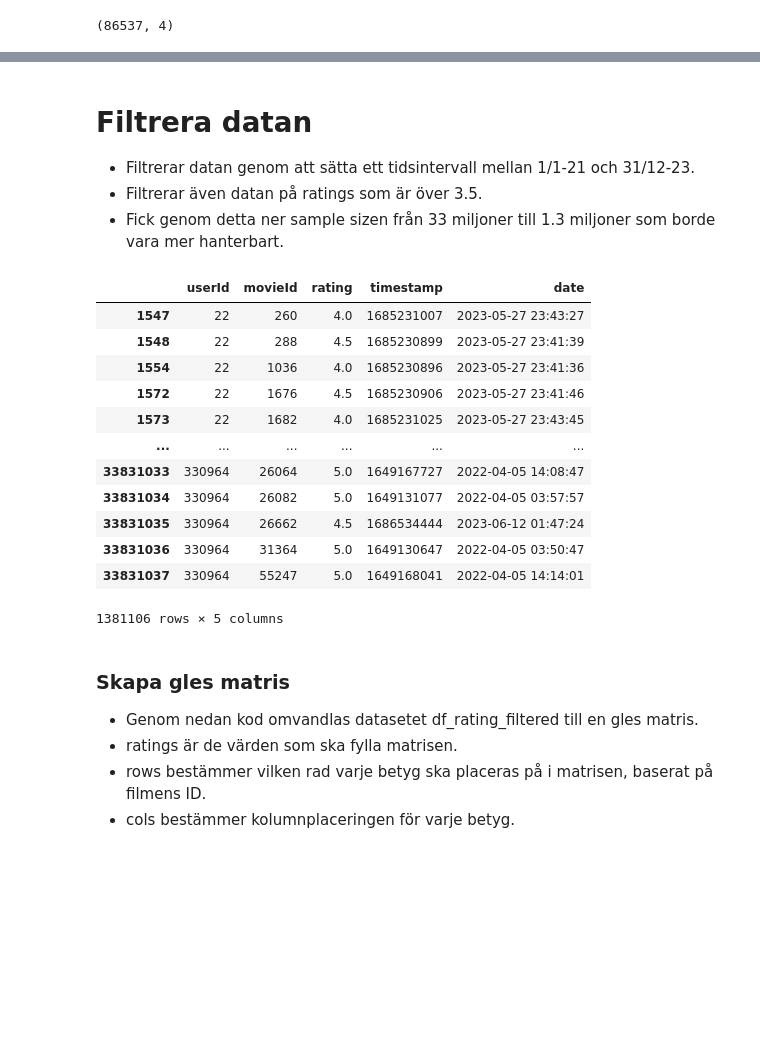
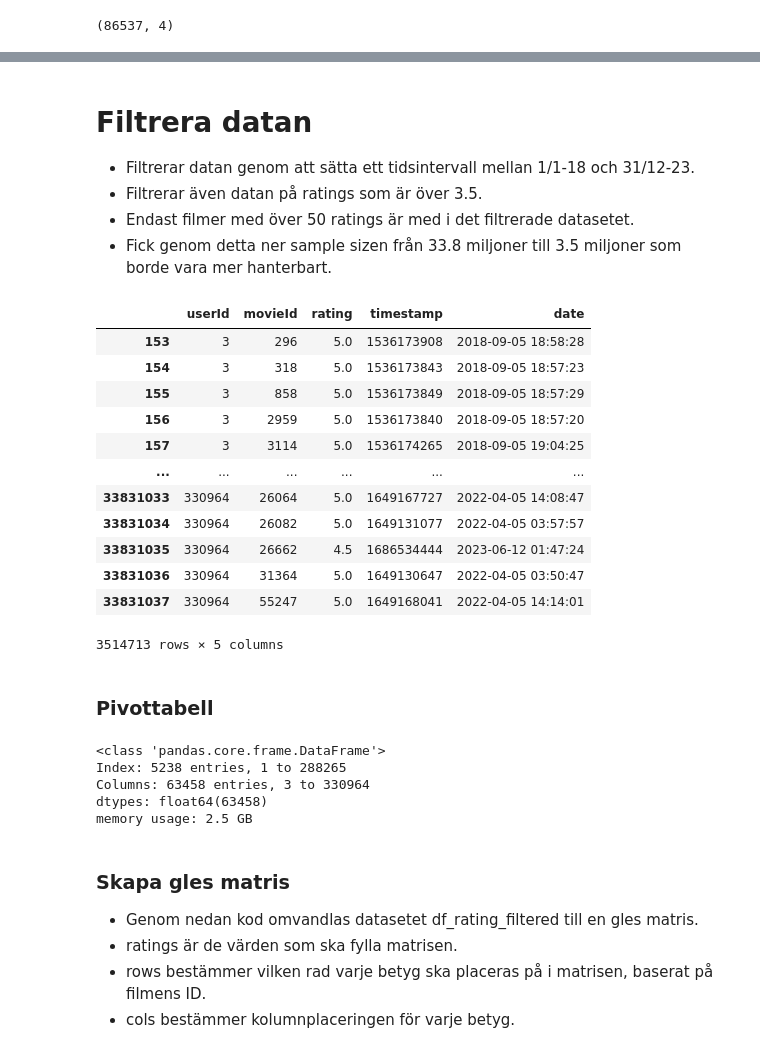
Before and after one commit to Utjiman/AI-Richard-Boden-OPA23, a Jupyter notebook: labs/Labb_1.ipynb, the cells around one changed output, grey strips where cells are left out. Drawn from its saved outputs; the diff is of its cells as text; code cells hidden in the pictures; blank space fills up the shorter version.

```diff
--- a/labs/Labb_1.ipynb
+++ b/labs/Labb_1.ipynb
@@ -334,31 +362,39 @@ df_movies.shape
 # %% [markdown]
 # Filtrera datan
 
-- Filtrerar datan genom att sätta ett tidsintervall mellan 1/1-21 och 31/12-23.
+- Filtrerar datan genom att sätta ett tidsintervall mellan 1/1-18 och 31/12-23.
 - Filtrerar även datan på ratings som är över 3.5.
-- Fick genom detta ner sample sizen från 33 miljoner till 1.3 miljoner som borde vara mer hanterbart.
+- Endast filmer med över 50 ratings är med i det filtrerade datasetet.
+- Fick genom detta ner sample sizen från 33.8 miljoner till 3.5 miljoner som borde vara mer hanterbart.
 # %%
 df_rating['date'] = pd.to_datetime(df_rating['timestamp'], unit='s')
 
-start_date = pd.Timestamp(year=2021, month=1, day=1)
+start_date = pd.Timestamp(year=2018, month=1, day=1)
 end_date = pd.Timestamp(year=2023, month=12, day=31)
 
 df_time_filtered = df_rating[(df_rating['date'] >= start_date) & (df_rating['date'] <= end_date)]
-
 df_rating_filtered = df_time_filtered[df_time_filtered['rating'] > 3.5]
 
-df_rating_filtered
+rating_counts = df_rating_filtered.groupby('movieId').size()
+
+movies_with_enough_ratings = rating_counts[rating_counts >= 50].index
+
+df_final_filtered = df_rating_filtered[df_rating_filtered['movieId'].isin(movies_with_enough_ratings)]
+
+df_final_filtered
 # %% [output]
 |  | userId | movieId | rating | timestamp | date |
-| 1547 | 22 | 260 | 4.0 | 1685231007 | 2023-05-27 23:43:27 |
-| 1548 | 22 | 288 | 4.5 | 1685230899 | 2023-05-27 23:41:39 |
-| 1554 | 22 | 1036 | 4.0 | 1685230896 | 2023-05-27 23:41:36 |
-| 1572 | 22 | 1676 | 4.5 | 1685230906 | 2023-05-27 23:41:46 |
-| 1573 | 22 | 1682 | 4.0 | 1685231025 | 2023-05-27 23:43:45 |
+| 153 | 3 | 296 | 5.0 | 1536173908 | 2018-09-05 18:58:28 |
+| 154 | 3 | 318 | 5.0 | 1536173843 | 2018-09-05 18:57:23 |
+| 155 | 3 | 858 | 5.0 | 1536173849 | 2018-09-05 18:57:29 |
+| 156 | 3 | 2959 | 5.0 | 1536173840 | 2018-09-05 18:57:20 |
+| 157 | 3 | 3114 | 5.0 | 1536174265 | 2018-09-05 19:04:25 |
 | ... | ... | ... | ... | ... | ... |
 | 33831033 | 330964 | 26064 | 5.0 | 1649167727 | 2022-04-05 14:08:47 |
 | 33831034 | 330964 | 26082 | 5.0 | 1649131077 | 2022-04-05 03:57:57 |
 | 33831035 | 330964 | 26662 | 4.5 | 1686534444 | 2023-06-12 01:47:24 |
 | 33831036 | 330964 | 31364 | 5.0 | 1649130647 | 2022-04-05 03:50:47 |
 | 33831037 | 330964 | 55247 | 5.0 | 1649168041 | 2022-04-05 14:14:01 |
-1381106 rows × 5 columns
+3514713 rows × 5 columns
+# %% [markdown]
+### Pivottabell
@@ -365,3 +405,11 @@ df_rating_filtered
+# %%
+pivot_table_filled.info()
+# %% [output]
+<class 'pandas.core.frame.DataFrame'>
+Index: 5238 entries, 1 to 288265
+Columns: 63458 entries, 3 to 330964
+dtypes: float64(63458)
+memory usage: 2.5 GB
 # %% [markdown]
 ### Skapa gles matris
 
```
Also changed, not shown: parts of 10 cells of this notebook, 2 other files.
